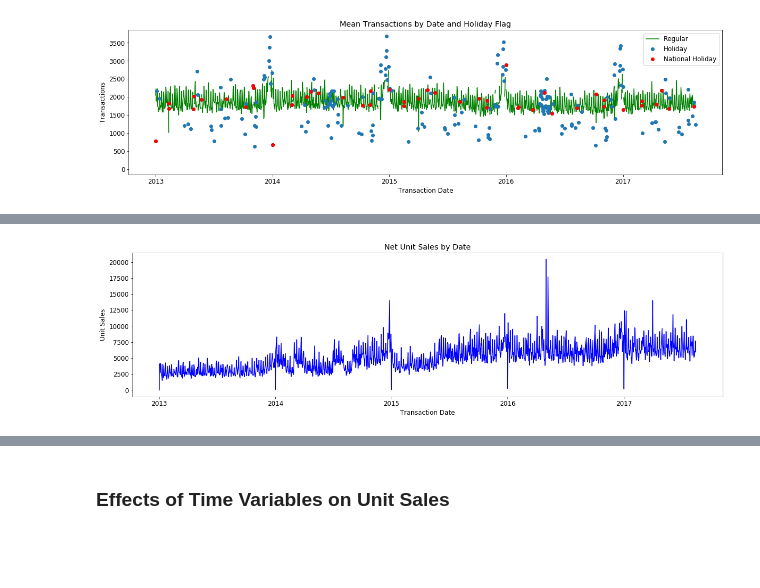
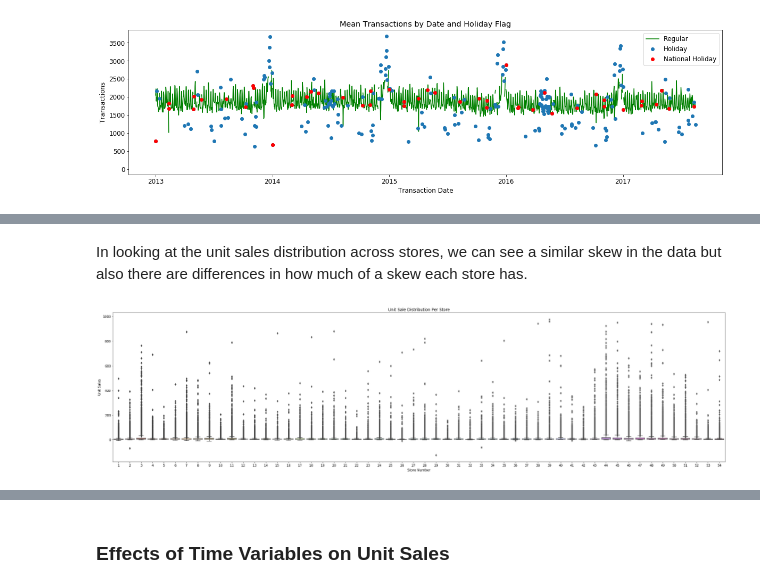
Before and after one commit to erstrong/FavoritaGrocery, a Jupyter notebook: Part2-EDA/Exploratory Data Analysis.ipynb, the cells around one changed output, grey strips where cells are left out. Saved outputs shown, nothing was run; the diff lists cells and outputs as text; code cells hidden in the pictures; blank space fills up the shorter version.

```diff
--- a/Part2-EDA/Exploratory Data Analysis.ipynb
+++ b/Part2-EDA/Exploratory Data Analysis.ipynb
@@ -116,0 +117,9 @@ Several clusters only contain one store but the type column is likely to be usef
+# %%
+plt.close('all')
+plt.figure(figsize=(20,7))
+matplotlib.rcParams['font.size'] = 12.0
+sns.countplot(data=stores, x='cluster', hue='type')
+plt.xlabel('Cluster')
+plt.ylabel('Count')
+plt.title('Number of Stores Per Cluster by Type')
+plt.show()
@@ -116,0 +130,10 @@ Several clusters only contain one store but the type column is likely to be usef
+# %%
+plt.close('all')
+plt.figure(figsize=(20,7))
+matplotlib.rcParams['font.size'] = 12.0
+sns.countplot(data=stores, x='cluster', hue='state')
+plt.xlabel('Cluster')
+plt.ylabel('Count')
+plt.title('Number of Stores Per Cluster by State')
+plt.legend(bbox_to_anchor=(1.05, 1), loc=2, borderaxespad=0.)
+plt.show()
@@ -527,13 +618,12 @@ totals['date'] = totals['date'].map(lambda a: datetime.datetime.strptime(a, '%Y-
+# %% [markdown]
+In looking at the unit sales distribution across stores, we can see a similar skew in the data but also there are differences in how much of a skew each store has.
 # %%
 plt.close('all')
-
-plt.figure(figsize=(20,5))
-plt.plot(totals['date'], totals['mean'], c = 'blue')
-
-plt.title('Net Unit Sales by Date')
-plt.xlabel('Transaction Date')
+plt.figure(figsize=(40,10))
+sns.boxplot(y='unit_sales', x='store_nbr', data=unitsales)
+plt.title('Unit Sale Distribution Per Store')
+plt.xlabel('Store Number')
 plt.ylabel('Unit Sales')
-
 plt.show()
 # %% [output]
-[figure, old version]
+[figure, new version]
```
Also changed, not shown: parts of 46 cells of this notebook.
